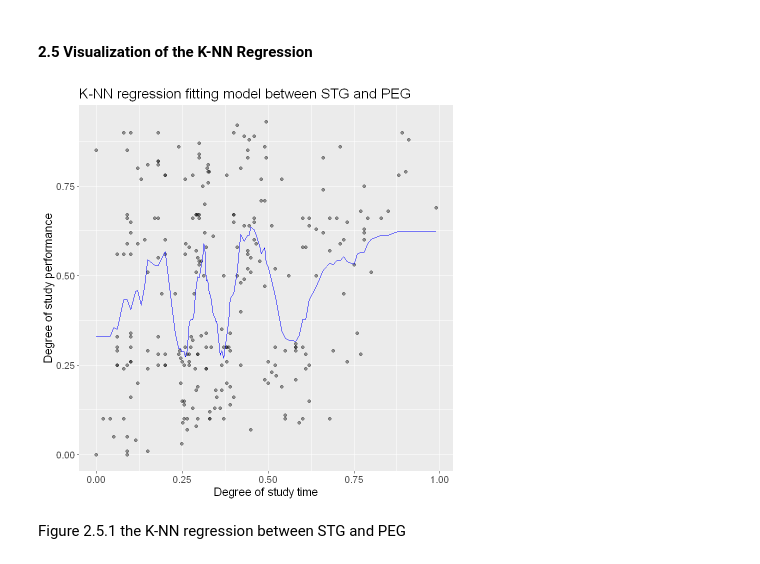
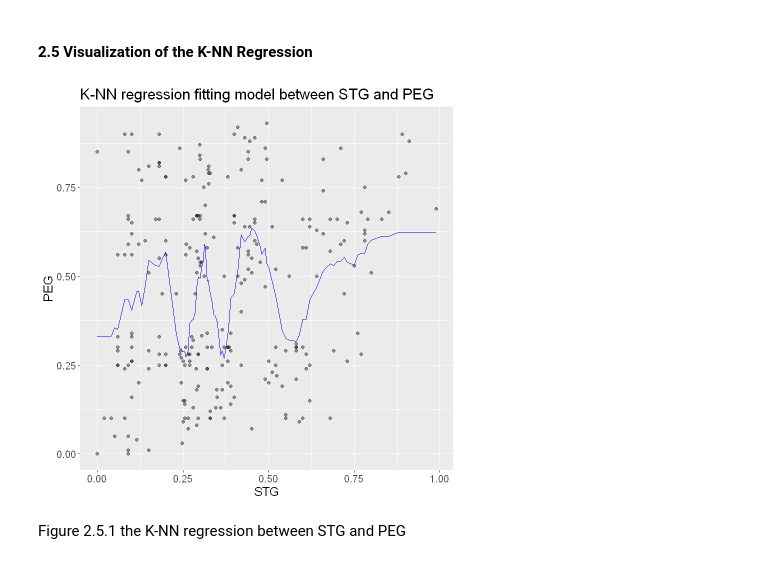
Before and after one commit to DSCI-310/DSCI-310-Group-8, a Jupyter notebook: analysis/student_performance_analysis.ipynb, the cells around one changed output. Cells and saved outputs as stored; diff of their text form; code cells hidden in the pictures.

```diff
--- a/analysis/student_performance_analysis.ipynb
+++ b/analysis/student_performance_analysis.ipynb
@@ -530,20 +578,26 @@ We can see that since the data itself is quite spread out, the plotted line of o
 # %%
 knn_pred <- performance_fit_knn %>%
   predict(user_training) %>%
   bind_cols(user_training)
-knn_regression_plot <- ggplot(user_training, aes(x = STG, y = PEG)) +
-  geom_point(alpha = 0.4) +
-  geom_line(data = knn_pred,
-            mapping = aes(x = STG, y = .pred),
-            color = "blue") +
-  xlab("Degree of study time") +
-  ylab("Degree of study performance") +
-  ggtitle("K-NN regression fitting model between STG and PEG") +
-  theme(text = element_text(size = 14))
 
+# knn_regression_plot <- ggplot(user_training, aes(x = STG, y = PEG)) +
+#   geom_point(alpha = 0.4) +
+#   geom_line(data = knn_pred,
+#             mapping = aes(x = STG, y = .pred),
+#             color = "blue") +
+#   xlab("Degree of study time") +
+#   ylab("Degree of study performance") +
+#   ggtitle("K-NN regression fitting model between STG and PEG") +
+#   theme(text = element_text(size = 14))
+
+knn_regression_plot <- visualize_vars(user_training, STG,PEG, alpha = 0.4) +
+                       geom_line(data = knn_pred,
+                                 mapping = aes(x = STG, y = .pred),
+                      color = "blue") +
+                ggtitle("K-NN regression fitting model between STG and PEG")
 knn_regression_plot
 # %% [output]
-[figure, old version]
+[figure, new version]
 # %% [markdown]
 Figure 2.5.1 the K-NN regression between STG and PEG
 # %% [markdown]
```
Also changed, not shown: parts of 4 cells of this notebook, 17 other files.
